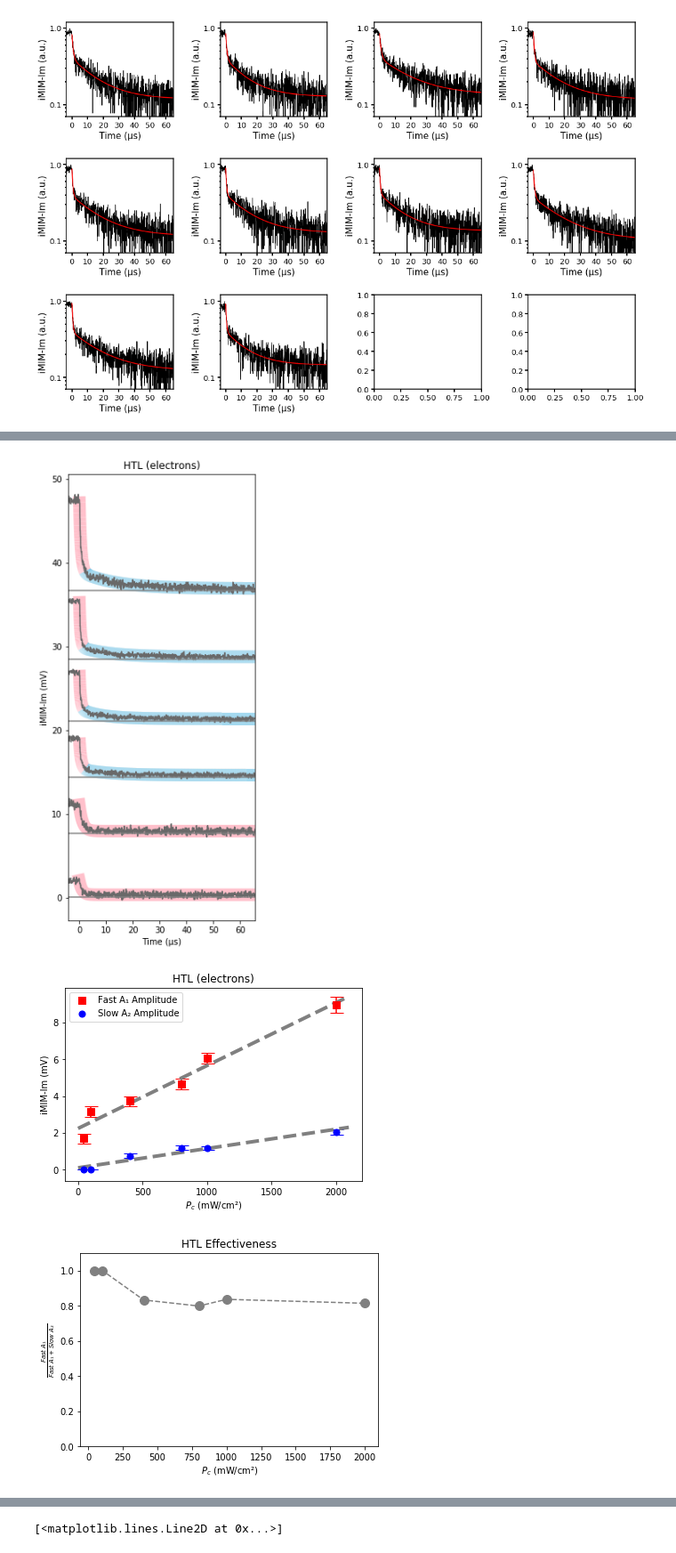
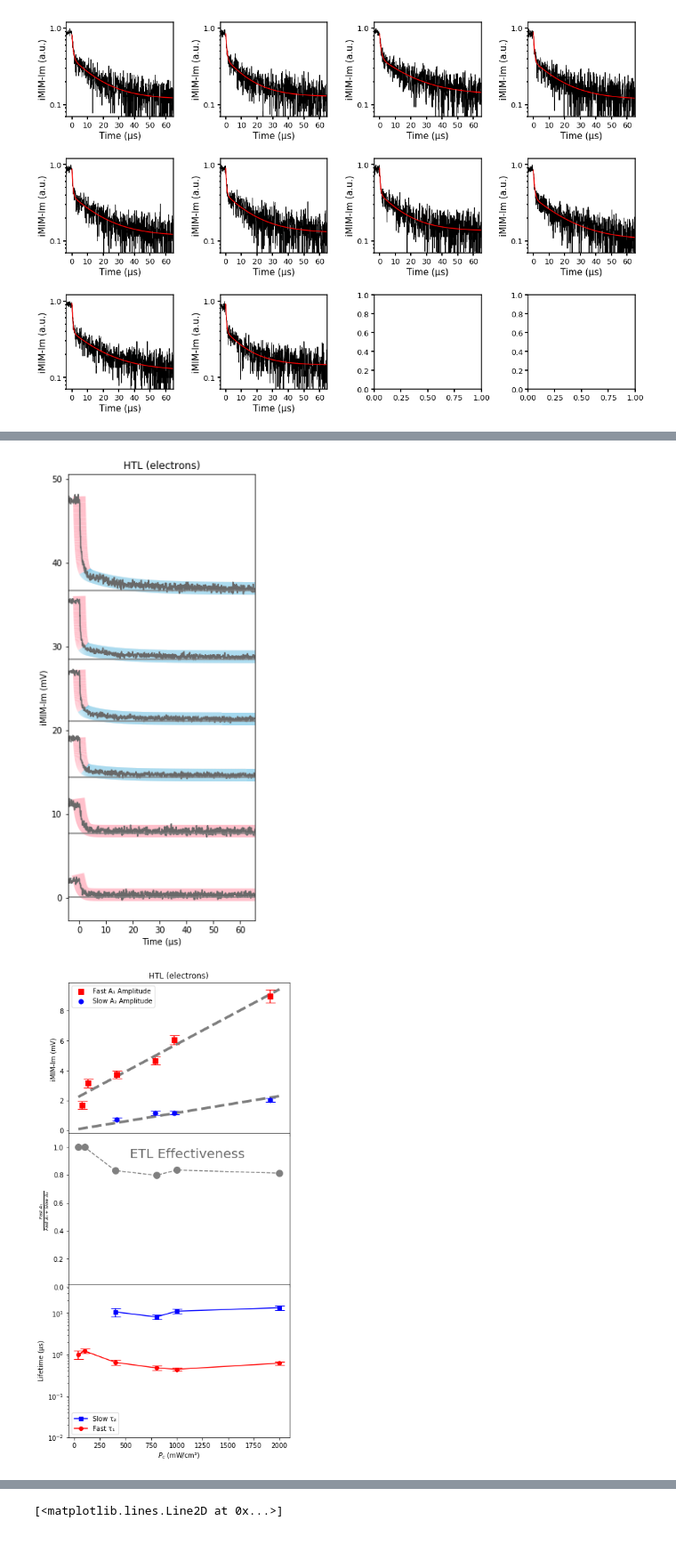
Before and after one commit to xuejianma/LabTools, a Jupyter notebook: lifeTimeProcesses.ipynb, the cells around one changed output, grey strips where cells are left out. Shown at 89% size. Saved outputs shown, nothing was run; the diff lists cells and outputs as text; code cells hidden in the pictures.

```diff
--- a/lifeTimeProcesses.ipynb
+++ b/lifeTimeProcesses.ipynb
@@ -502,49 +511,58 @@ for ind,htl in enumerate(HTL_intensity_list):
 plt.legend(edgecolor='None')
 plt.xlim(xlist[:len(ydata)][0]/1e3,xlist[:len(ydata)][-1]/1e3)
 
-plt.figure()
+# plt.figure()
+fig,axs = plt.subplots(3,1,figsize=(5,10))
+ax = axs[0]
 intensity_list = [40,100,400,800,1000,2000]
-plt.scatter(intensity_list,fast_A_list,label='Fast A₁ Amplitude',color = 'red',s=50,zorder=10,marker='s')
-plt.errorbar(intensity_list,fast_A_list,fmt='-_',yerr=3*np.asarray(fast_A_error_list),capsize=7.5,color='red',ls='none')
+ax.scatter(intensity_list,fast_A_list,label='Fast A₁ Amplitude',color = 'red',s=50,zorder=10,marker='s')
+ax.errorbar(intensity_list,fast_A_list,fmt='-_',yerr=3*np.asarray(fast_A_error_list),capsize=7.5,color='red',ls='none')
 m,b = np.polyfit(intensity_list, fast_A_list, 1)
 print(m)
-plt.plot([0,2100],[m*0+b,m*2100+b],color="gray",linestyle="dashed",linewidth=4)
+ax.plot([0,2100],[m*0+b,m*2100+b],color="gray",linestyle="dashed",linewidth=4)
 
-plt.scatter(intensity_list,slow_A_list,label='Slow A₂ Amplitude',color = 'blue',s=50,zorder=10)
-plt.errorbar(intensity_list,slow_A_list,fmt='-_',yerr=3*np.asarray(slow_A_error_list),capsize=7.5,color='blue',ls='none')
+ax.scatter(intensity_list[2:],slow_A_list[2:],label='Slow A₂ Amplitude',color = 'blue',s=50,zorder=10)
+ax.errorbar(intensity_list[2:],slow_A_list[2:],fmt='-_',yerr=3*np.asarray(slow_A_error_list[2:]),capsize=7.5,color='blue',ls='none')
 m,b = np.polyfit(intensity_list, slow_A_list, 1)
 print(m)
-plt.plot([0,2100],[m*0+b,m*2100+b],color="gray",linestyle="dashed",linewidth=4)
+ax.plot([0,2100],[m*0+b,m*2100+b],color="gray",linestyle="dashed",linewidth=4)
 
 
-plt.legend()
-plt.title('HTL (electrons)')
-plt.xlabel("$P_c$ (mW/cm²)")
-plt.ylabel('iMIM-Im (mV)')
+ax.legend()
+ax.set_title('HTL (electrons)')
+# ax.set_xlabel("$P_c$ (mW/cm²)")
+ax.set_ylabel('iMIM-Im (mV)')
+ax.set_xticks([])
 
-plt.figure()
-plt.plot(intensity_list,[item2/(item1+item2) for item1,item2 in zip(slow_A_list,fast_A_list)],'.--',markersize=20,color='gray')
-plt.ylim(0,1.1)
-plt.title('HTL Effectiveness')
-plt.xlabel("$P_c$ (mW/cm²)")
-plt.ylabel('$\\frac{Fast\ A₁}{Fast\ A₁+Slow\ A₂}$')
+# plt.figure()
+ax = axs[1]
+ax.plot(intensity_list,[item2/(item1+item2) for item1,item2 in zip(slow_A_list,fast_A_list)],'.--',markersize=20,color='gray')
+ax.set_ylim(0,1.1)
+# ax.set_title('HTL Effectiveness')
+ax.text(1100,0.95, 'ETL Effectiveness', ha="center", va="center", rotation=0,fontsize=20,color='dimgray')
 
-plt.figure()
+# ax.set_xlabel("$P_c$ (mW/cm²)")
+ax.set_ylabel('$\\frac{Fast\ A₁}{Fast\ A₁+Slow\ A₂}$')
+ax.set_xticks([])
+
+# plt.figure()
+ax = axs[2]
 ETL_t_list = slow_list
 HTL_t_list = fast_list
 ETL_mean = np.nanmean(ETL_t_list)/1e3
 HTL_mean = np.nanmean(HTL_t_list)/1e3
-plt.plot(intensity_list,np.asarray(ETL_t_list)/1e3,color='blue',marker='s',label='Slow τ₂')#label='$\overline{τ}_{hole}$='+'{:.2f}'.format(ETL_mean)+'µs')
-plt.errorbar(intensity_list,np.asarray(ETL_t_list)/1e3,fmt='-_',yerr=3*np.asarray(slow_error_list)/1e3,capsize=7.5,color='blue',ls='none')
-plt.plot(intensity_list,np.asarray(HTL_t_list)/1e3,color='red',marker='o',label='Fast τ₁')#label='$\overline{τ}_{electron}$='+'{:.2f}'.format(HTL_mean)+'µs')
-plt.errorbar(intensity_list,np.asarray(HTL_t_list)/1e3,fmt='-_',yerr=3*np.asarray(fast_error_list)/1e3,capsize=7.5,color='red',ls='none')
-plt.yscale('log')
-plt.ylim(1e-2,5e1)
-plt.legend(loc='lower left')
-plt.ylabel('Lifetime (µs)')
-plt.xlabel("$P_c$ (mW/cm²)")
-plt.title('HTL (electrons)')
-
+ax.plot(intensity_list,np.asarray(ETL_t_list)/1e3,color='blue',marker='s',label='Slow τ₂')#label='$\overline{τ}_{hole}$='+'{:.2f}'.format(ETL_mean)+'µs')
+ax.errorbar(intensity_list,np.asarray(ETL_t_list)/1e3,fmt='-_',yerr=3*np.asarray(slow_error_list)/1e3,capsize=7.5,color='blue',ls='none')
+ax.plot(intensity_list,np.asarray(HTL_t_list)/1e3,color='red',marker='o',label='Fast τ₁')#label='$\overline{τ}_{electron}$='+'{:.2f}'.format(HTL_mean)+'µs')
+ax.errorbar(intensity_list,np.asarray(HTL_t_list)/1e3,fmt='-_',yerr=3*np.asarray(fast_error_list)/1e3,capsize=7.5,color='red',ls='none')
+ax.set_yscale('log')
+ax.set_ylim(1e-2,5e1)
+ax.legend(loc='lower left')
+ax.set_ylabel('Lifetime (µs)')
+ax.set_xlabel("$P_c$ (mW/cm²)")
+# ax.set_title('HTL (electrons)')
+fig.tight_layout(pad=-1.4)
+plt.savefig('./imgs/htl_analysis.png',bbox_inches='tight',dpi=300)
 print(fast_list)
 print(slow_list)
 print(fast_error_list)
@@ -558,3 +586,2 @@ No handles with labels found to put in legend.
 [figure]
-[figure, old version]
+[figure, new version]
-[figure, removed]
```
Also changed, not shown: parts of 8 cells of this notebook, 8 other files.
